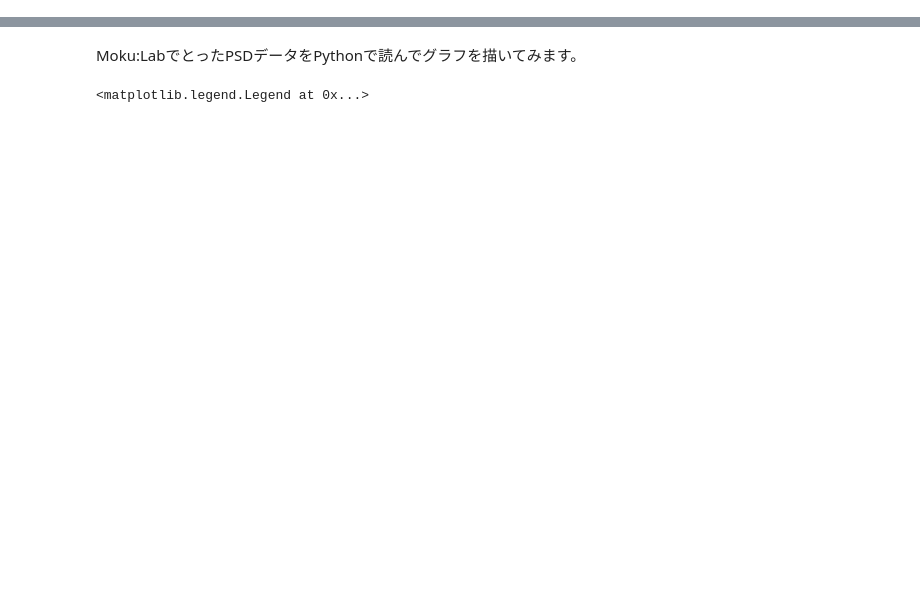
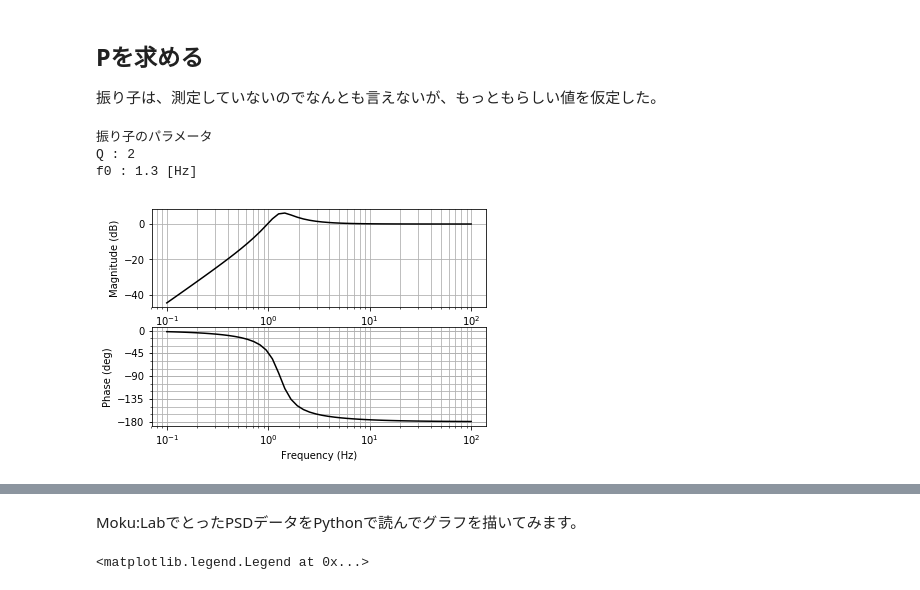
Before and after one commit to MiyoKouseki/science-camp, a Jupyter notebook: example2019/ScenceCamp.ipynb, the cells around one changed output, grey strips where cells are left out. Cells and saved outputs as stored; diff of their text form; code cells hidden in the pictures; blank space fills up the shorter version.

```diff
--- a/example2019/ScenceCamp.ipynb
+++ b/example2019/ScenceCamp.ipynb
@@ -7,0 +90,20 @@ import matplotlib.pyplot as plt
+# %% [markdown]
+## Pを求める
+振り子は、測定していないのでなんとも言えないが、もっともらしい値を仮定した。
+# %%
+from control import matlab
+Q = 2 # []
+f0 = 1.3 # [Hz]
+w0 = f0*2.0*np.pi # [rad]
+num = [-1,0,0]
+dem = [1.0,w0/Q,w0**2]
+P = matlab.tf(num,dem)
+mag, phase, omega =matlab.bode(P,Plot=True,color='k')
+print "振り子のパラメータ"
+print "Q : {0}".format(Q)
+print "f0 : {0} [Hz]".format(f0)
+# %% [output]
+振り子のパラメータ
+Q : 2
+f0 : 1.3 [Hz]
+[figure, added]
```
Also changed, not shown: parts of 36 cells of this notebook, 1 other file.
